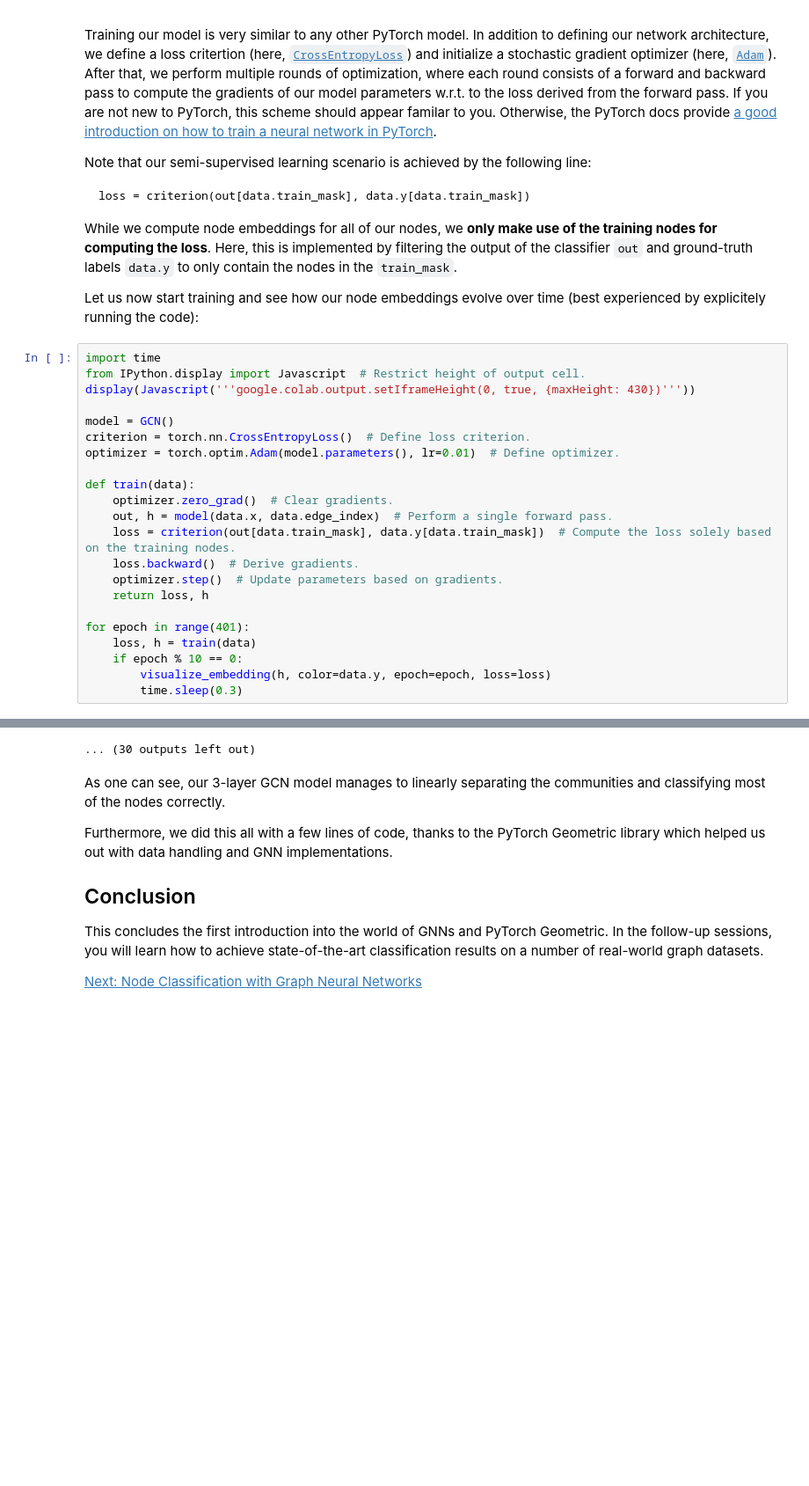
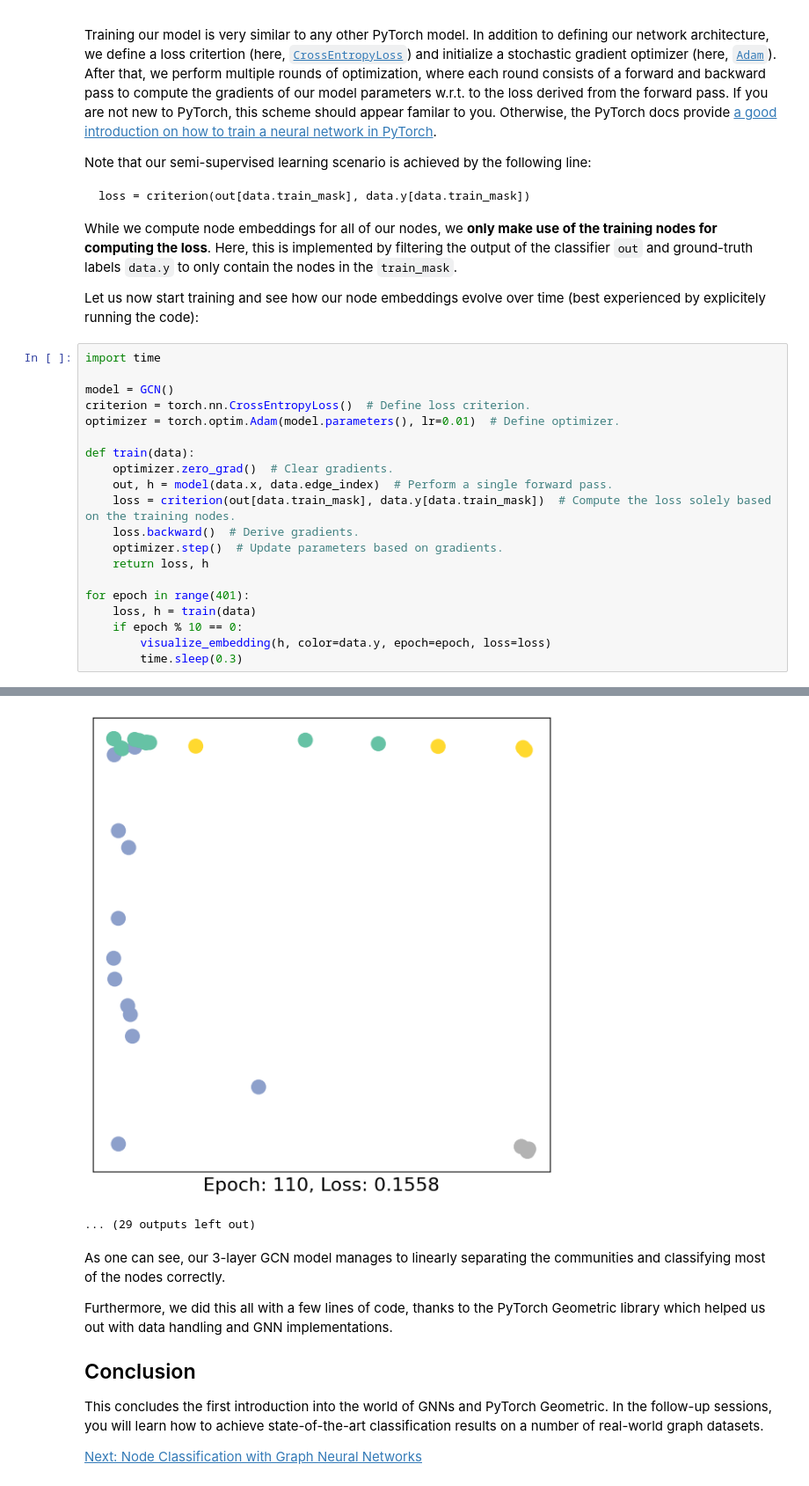
Before and after one commit to LittleFish-Coder/gnn-practice, a Jupyter notebook: official-example/1_Introduction.ipynb, the cells around one changed output, grey strips where cells are left out. Shown at 88% size. Cells and saved outputs as stored; diff of their text form; blank space fills up the shorter version.

```diff
--- a/official-example/1_Introduction.ipynb
+++ b/official-example/1_Introduction.ipynb
@@ -293,8 +253,6 @@ Here, this is implemented by filtering the output of the classifier `out` and gr
 Let us now start training and see how our node embeddings evolve over time (best experienced by explicitely running the code):
 # %%
 import time
-from IPython.display import Javascript  # Restrict height of output cell.
-display(Javascript('''google.colab.output.setIframeHeight(0, true, {maxHeight: 430})'''))
 
 model = GCN()
 criterion = torch.nn.CrossEntropyLoss()  # Define loss criterion.
@@ -318,15 +275,16 @@ for epoch in range(401):
 [figure]
 [figure]
 [figure]
 [figure]
 [figure]
 [figure]
 [figure]
 [figure]
 [figure]
 [figure]
 [figure]
+[figure, added]
-... (30 outputs left out)
+... (29 outputs left out)
 # %% [markdown]
 As one can see, our 3-layer GCN model manages to linearly separating the communities and classifying most of the nodes correctly.
 
```
Also changed, not shown: parts of 8 cells of this notebook.
